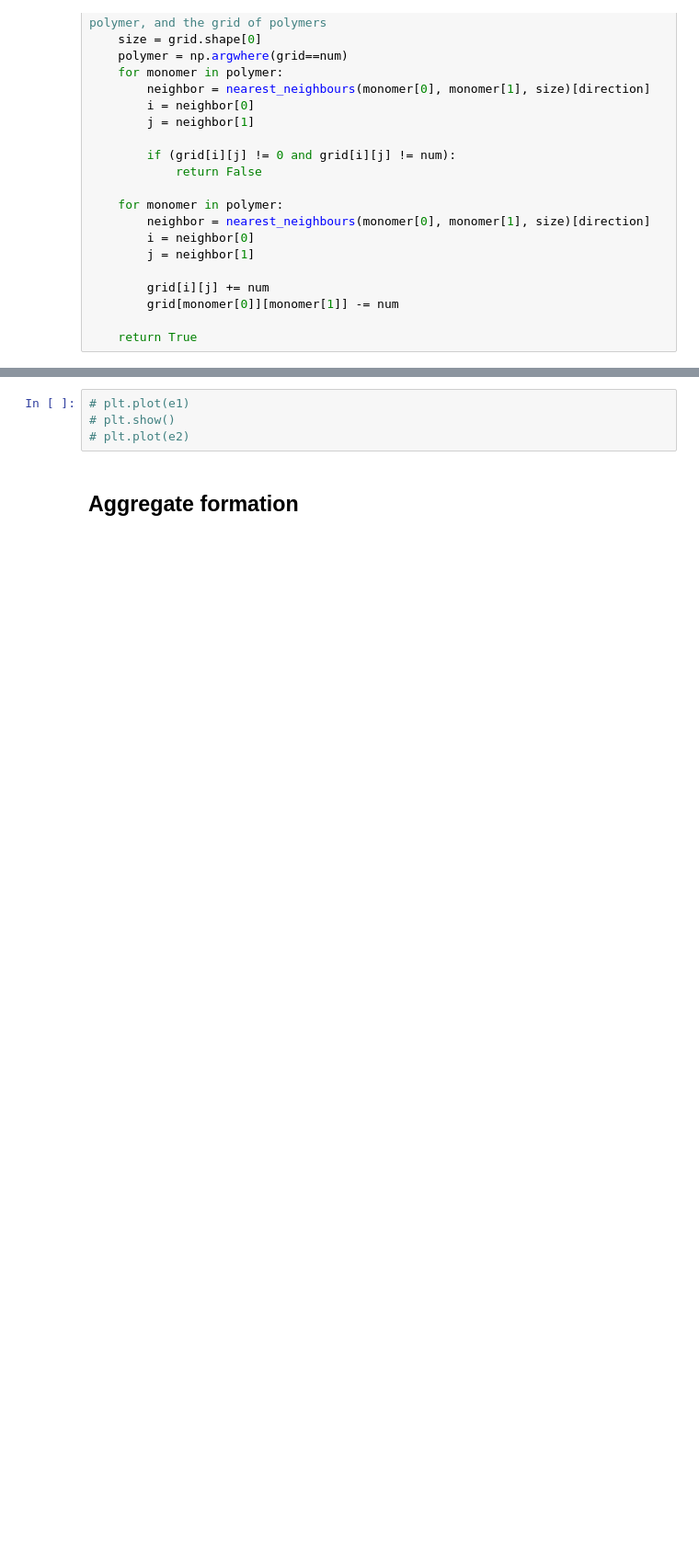
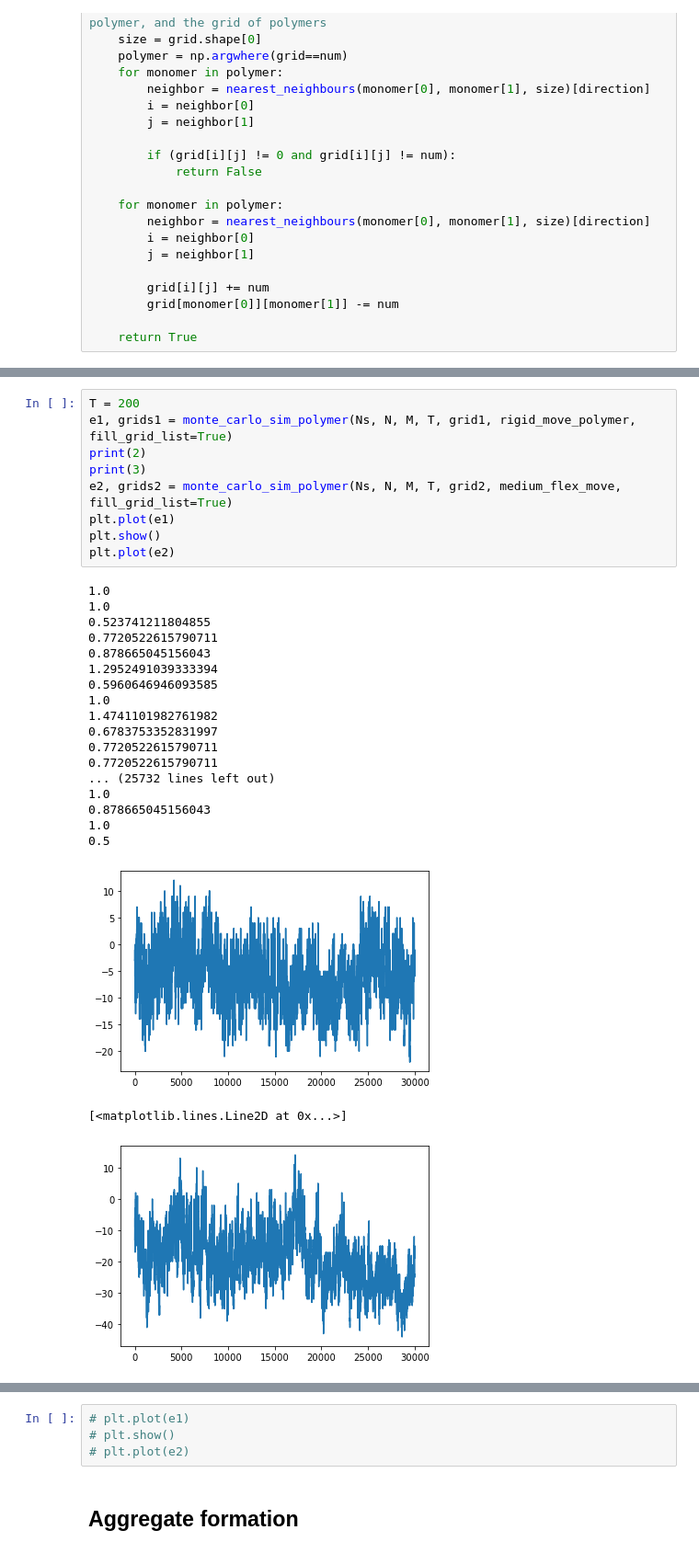
Before and after one commit to otkulseng/vitberProsjekt, a Jupyter notebook: Prosjekt1.ipynb, the cells around one changed output, grey strips where cells are left out. Shown at 92% size. Drawn from its saved outputs; the diff is of its cells as text; blank space fills up the shorter version.

```diff
--- a/Prosjekt1.ipynb
+++ b/Prosjekt1.ipynb
@@ -671 +825,31 @@ def monte_carlo_sim_polymer(Ns, N, M, T, grid, move_function, fill_grid_list = F
+# %%
+T = 200
+e1, grids1 = monte_carlo_sim_polymer(Ns, N, M, T, grid1, rigid_move_polymer, fill_grid_list=True)
+print(2)
+print(3)
+e2, grids2 = monte_carlo_sim_polymer(Ns, N, M, T, grid2, medium_flex_move, fill_grid_list=True)
+plt.plot(e1)
+plt.show()
+plt.plot(e2)
+# %% [output]
+1.0
+1.0
+0.523741211804855
+0.7720522615790711
+0.878665045156043
+1.2952491039333394
+0.5960646946093585
+1.0
+1.4741101982761982
+0.6783753352831997
+0.7720522615790711
+0.7720522615790711
+... (25732 lines left out)
+1.0
+0.878665045156043
+1.0
+0.5
+[figure, added]
+[<matplotlib.lines.Line2D at 0x...>]
+[figure, added]
 # %% [markdown]
```
Also changed, not shown: parts of 30 cells of this notebook, 43 other files.
